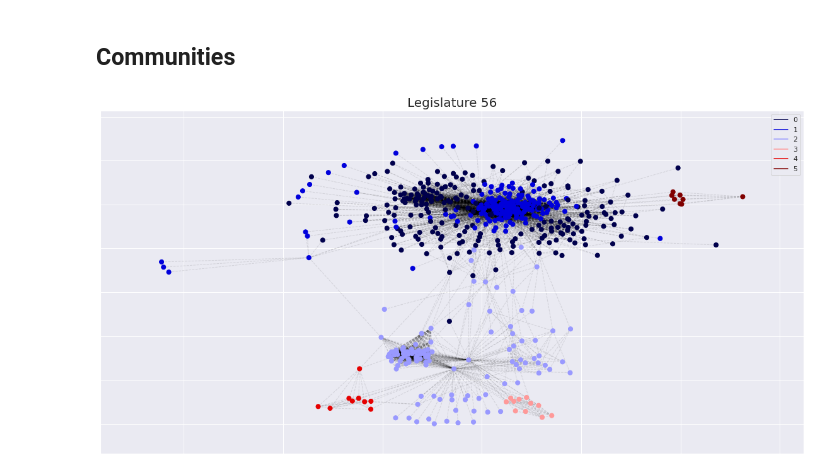
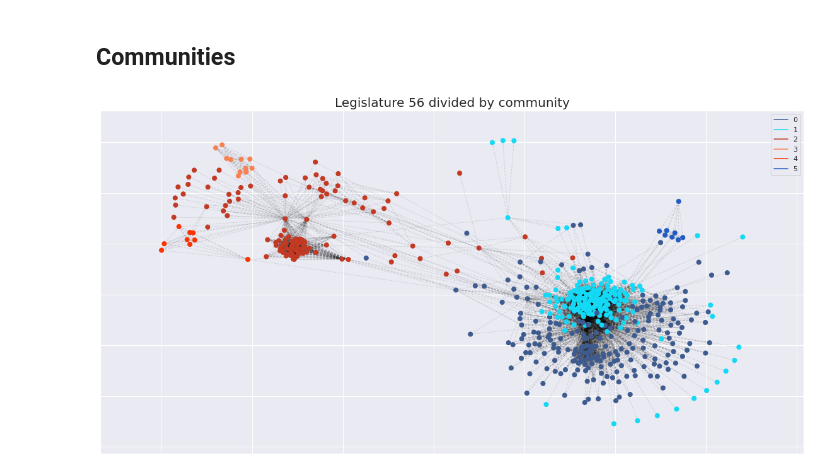
Before and after one commit to lucasmoschen/project-network-science, a Jupyter notebook: notebooks/network_features.ipynb, the cells around one changed output. Saved outputs shown, nothing was run; the diff lists cells and outputs as text; code cells hidden in the pictures.

Commit message:
Added community analysis (1)

```diff
--- a/notebooks/network_features.ipynb
+++ b/notebooks/network_features.ipynb
@@ -117,22 +117,29 @@ node_belonging = {node: v for v in range(len(communities)) for node in communiti
 nx.set_node_attributes(G, node_belonging, name = 'community')
 # %%
 # Picking the colors for the communities
-cmap = cm.get_cmap('seismic', len(communities))
-community_colors = {i: matplotlib.colors.rgb2hex(cmap(i)[:3]) for i in range(cmap.N)}
+#cmap = cm.get_cmap('bwr', len(communities))
+#community_colors = {i: matplotlib.colors.rgb2hex(cmap(i)[:3]) for i in range(cmap.N)}
+
+community_colors = {0: '#3E5B8F',
+                    1: '#14D9F5',
+                    2: '#C23A23',
+                    3: '#F68151',
+                    4: '#FA3400',
+                    5: '#235BC2',}
 # %%
 colors = [community_colors[G.nodes[n]['community']] for n in G.nodes]
 
 fig, ax = plt.subplots(figsize=(20,10))
 
 pos = nx.spring_layout(G)
 nx.draw_networkx_nodes(G, pos=pos, node_size = 50, node_color = colors, ax = ax)
 nx.draw_networkx_edges(G, pos=pos, edge_color='black', style='dashed',alpha =0.1, ax = ax)
 
 for label,color in community_colors.items():
     ax.plot([0],[0], color=color, label=label)
 
 ax.legend()
-plt.title('Legislature 56', fontsize = 20)
+plt.title('Legislature 56 divided by community', fontsize = 20)
 plt.show()
 # %% [output]
-[figure, old version]
+[figure, new version]
```
